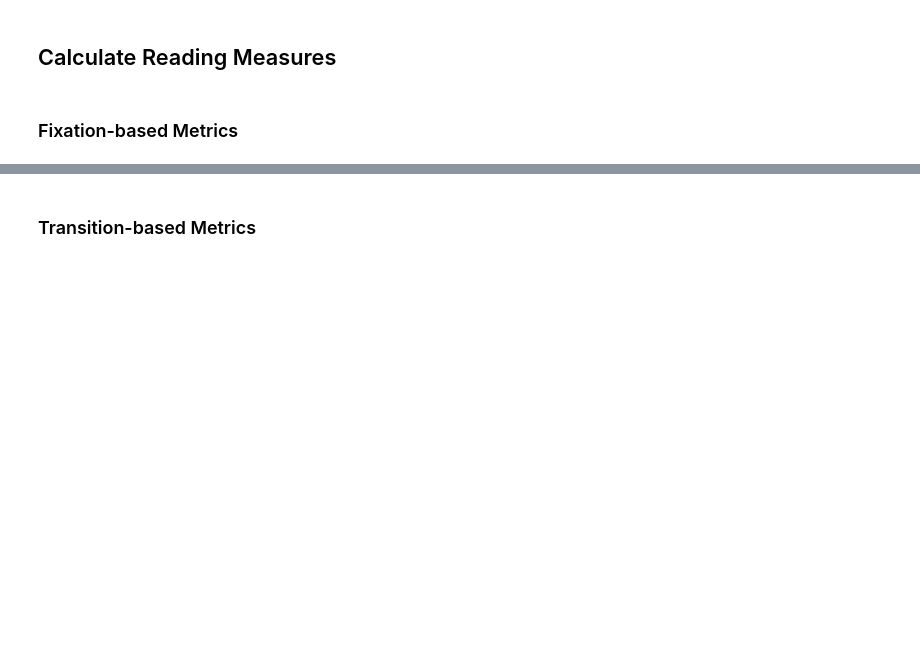
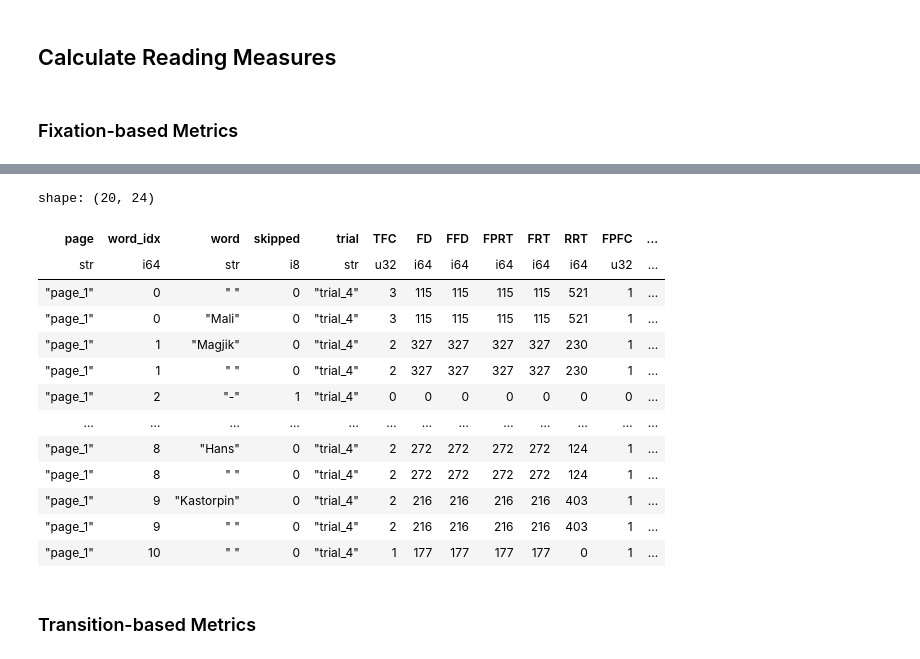
Before and after one commit to MultiplEYE-COST/multipleye-preprocessing, a Jupyter notebook: preprocessing.ipynb, the cells around one changed output, grey strips where cells are left out. Cells and saved outputs as stored; diff of their text form; code cells hidden in the pictures; blank space fills up the shorter version.

```diff
--- a/preprocessing.ipynb
+++ b/preprocessing.ipynb
@@ -37,7 +48,7 @@ asc = sess.asc_path
 output_folder = preprocessed_data_folder / idf
 output_folder.mkdir(parents=True, exist_ok=True)
 # %%
-gaze, gaze_metadata = preprocessing.load_gaze_data(
+gaze = preprocessing.load_gaze_data(
     asc_file=asc,
     lab_config=sess.lab_config,
     session_idf=idf,
@@ -129,7 +210,22 @@ word_level_table = build_word_level_table(
     fix=fix_tp,
 )
 # %%
-word_level_table
+word_level_table.head(20)
+# %% [output]
+shape: (20, 24)
+| page | word_idx | word | skipped | trial | TFC | FD | FFD | FPRT | FRT | RRT | FPFC | ... |
+| str | i64 | str | i8 | str | u32 | i64 | i64 | i64 | i64 | i64 | u32 | ... |
+| "page_1" | 0 | " " | 0 | "trial_4" | 3 | 115 | 115 | 115 | 115 | 521 | 1 | ... |
+| "page_1" | 0 | "Mali" | 0 | "trial_4" | 3 | 115 | 115 | 115 | 115 | 521 | 1 | ... |
+| "page_1" | 1 | "Magjik" | 0 | "trial_4" | 2 | 327 | 327 | 327 | 327 | 230 | 1 | ... |
+| "page_1" | 1 | " " | 0 | "trial_4" | 2 | 327 | 327 | 327 | 327 | 230 | 1 | ... |
+| "page_1" | 2 | "-" | 1 | "trial_4" | 0 | 0 | 0 | 0 | 0 | 0 | 0 | ... |
+| … | … | … | … | … | … | … | … | … | … | … | … | ... |
+| "page_1" | 8 | "Hans" | 0 | "trial_4" | 2 | 272 | 272 | 272 | 272 | 124 | 1 | ... |
+| "page_1" | 8 | " " | 0 | "trial_4" | 2 | 272 | 272 | 272 | 272 | 124 | 1 | ... |
+| "page_1" | 9 | "Kastorpin" | 0 | "trial_4" | 2 | 216 | 216 | 216 | 216 | 403 | 1 | ... |
+| "page_1" | 9 | " " | 0 | "trial_4" | 2 | 216 | 216 | 216 | 216 | 403 | 1 | ... |
+| "page_1" | 10 | " " | 0 | "trial_4" | 1 | 177 | 177 | 177 | 177 | 0 | 1 | ... |
 # %% [markdown]
 ### Transition-based Metrics
 # %% [markdown]
```
Also changed, not shown: parts of 6 cells of this notebook, 2 other files.
